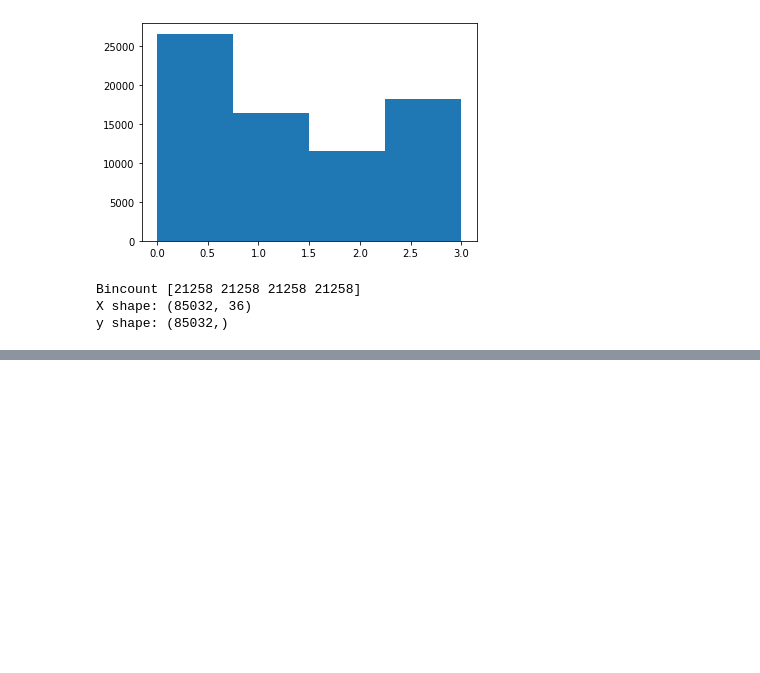
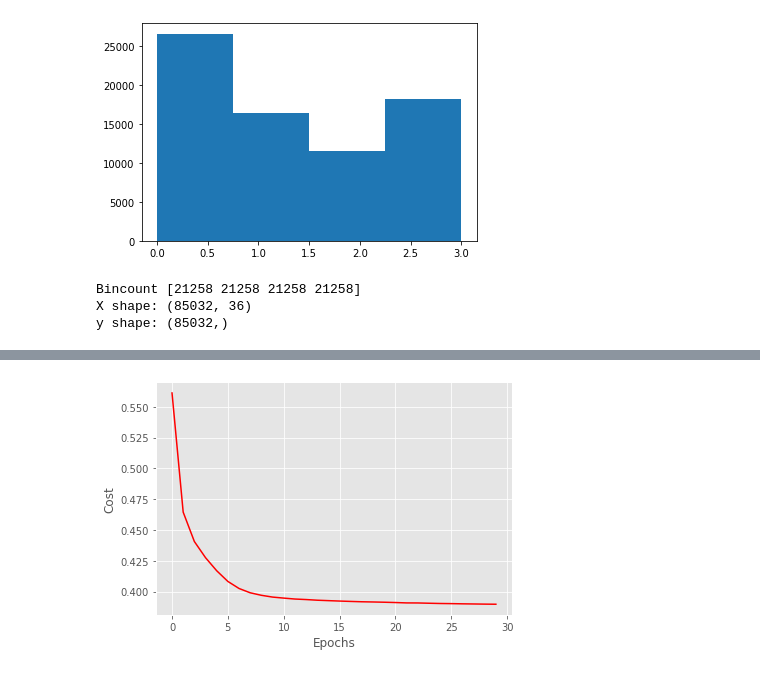
Before and after one commit to MarkBrub/ML_Python, a Jupyter notebook: Labs/Lab4.ipynb, the cells around one changed output, grey strips where cells are left out. Cells and saved outputs as stored; diff of their text form; code cells hidden in the pictures; blank space fills up the shorter version.

```diff
--- a/Labs/Lab4.ipynb
+++ b/Labs/Lab4.ipynb
@@ -411,0 +691,10 @@ plt.show()
+# %%
+cost_avgs = [np.mean(x) for x in nn.cost_]
+
+plt.plot(range(len(cost_avgs)), cost_avgs, color='red')
+plt.ylabel('Cost')
+plt.xlabel('Epochs')
+plt.tight_layout()
+plt.show()
+# %% [output]
+[figure, added]
```
Also changed, not shown: parts of 16 cells of this notebook.
